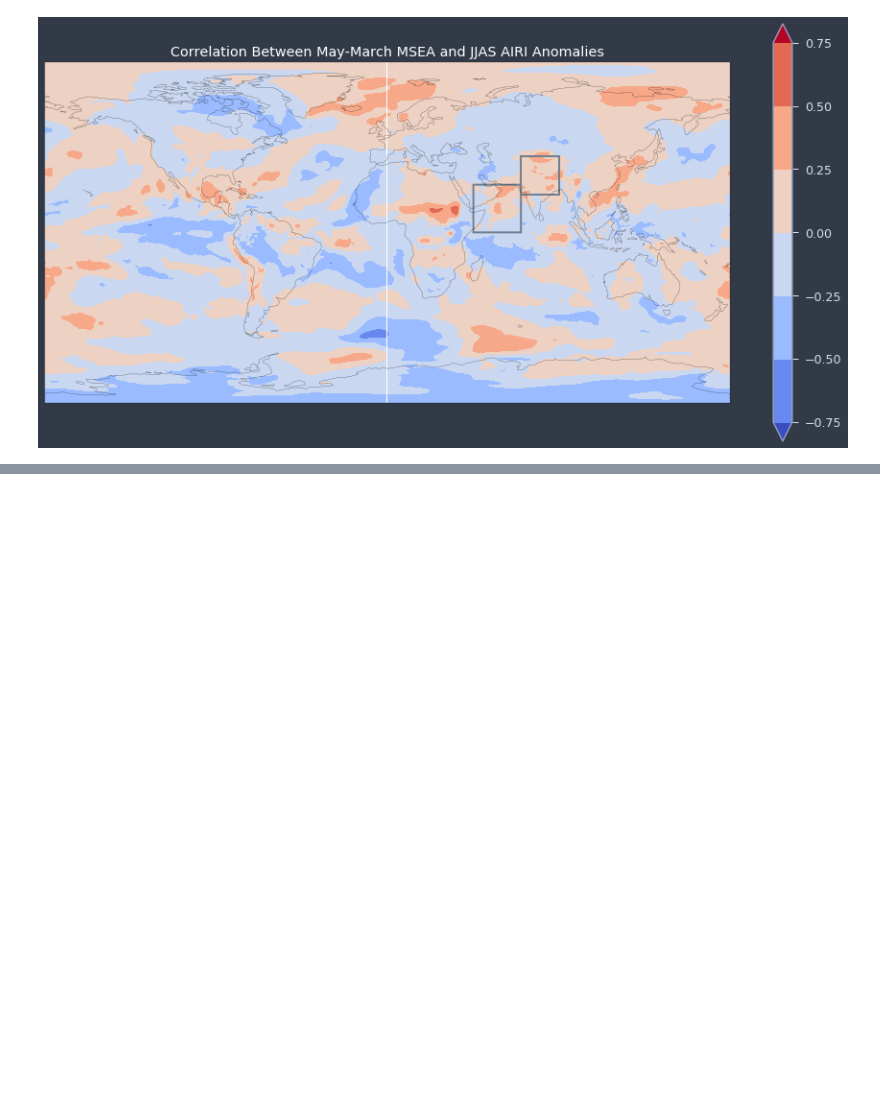
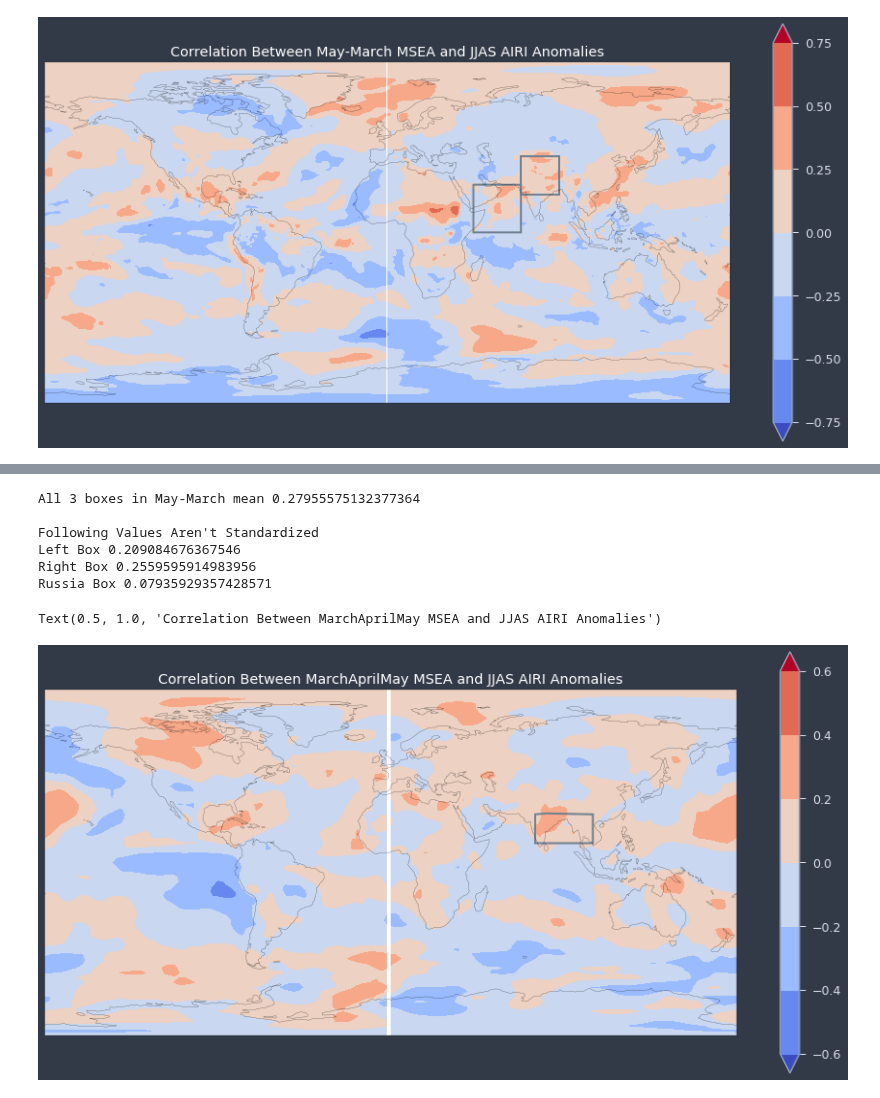
Before and after one commit to medhap02/AllIndiaRainfall, a Jupyter notebook: src/MSEreanalysis.ipynb, the cells around one changed output, grey strips where cells are left out. Cells and saved outputs as stored; diff of their text form; code cells hidden in the pictures; blank space fills up the shorter version.

Commit message:
MSE russia

```diff
--- a/src/MSEreanalysis.ipynb
+++ b/src/MSEreanalysis.ipynb
@@ -358,0 +432,4 @@ Text(0.5, 1.0, 'Correlation Between May-March MSEA and JJAS AIRI Anomalies')
+# %%
+#Get precip anomalies
+precip_clim = precip.groupby("time.month").mean("time")
+precip_anomfull = precip.groupby("time.month") - precip_clim
@@ -358,0 +687,62 @@ Text(0.5, 1.0, 'Correlation Between May-March MSEA and JJAS AIRI Anomalies')
+# %%
+MSEmay_marmean = (MSEright + MSEleft + MSErussiainitial)/3
+MSEstd = MSEmay_marmean.std()
+MSEmean = MSEmay_marmean.mean()
+MSEmay_marmean = (MSEmay_marmean - MSEmean)/MSEstd
+
+msemay_mar3boxes = correlation(MSEmay_marmean, precipa_jjas, dims='time')
+print("All 3 boxes in May-March mean", msemay_mar3boxes.data)
+print()
+print("Following Values Aren't Standardized")
+print("Left Box", msewest.data)
+print("Right Box", mseeast.data)
+print("Russia Box", mserussiainitial.data)
+# %% [output]
+All 3 boxes in May-March mean 0.27955575132377364
+
+Following Values Aren't Standardized
+Left Box 0.209084676367546
+Right Box 0.2559595914983956
+Russia Box 0.07935929357428571
+# %%
+mse_anomalt = mse_anom
+
+march = np.arange(2,564,12)
+april = np.arange(3,564,12)
+may = np.arange(4,564,12)
+
+msea_march = mse_anomalt[march,:,:]
+msea_april = mse_anomalt[april,:,:]
+msea_may = mse_anomalt[may,:,:]
+
+msea_march.time.data = msea_may.time.data
+msea_april.time.data = msea_may.time.data
+
+precipa_june = precip_anom[junes]
+precipa_july = precip_anom[julys]
+precipa_august = precip_anom[augusts]
+precipa_september = precip_anom[septembers]
+
+precipa_july.time.data = precipa_june.time.data
+precipa_august.time.data = precipa_june.time.data
+precipa_september.time.data = precipa_june.time.data
+
+precip_jjas = precipa_june + precipa_july + precipa_august + precipa_september
+
+msea_mam = msea_march + msea_april + msea_may
+msea_may_mar = msea_may - msea_march
+
+precip_jjas.time.data = msea_mam.time.data
+# %%
+mse_mam_r = correlation(msea_mam,precip_jjas,dims='time')
+mse_may_mar_r = correlation(msea_may_mar,precip_jjas,dims='time')
+# %%
+ax = plt.axes(projection=ccrs.PlateCarree())
+mse_mam_r.plot.contourf(cmap='coolwarm', extend='both')
+ax.coastlines()
+ax.add_patch(mpatches.Rectangle(xy=[75,10], width=30, height=15, facecolor=None, edgecolor='slategray', fill = False, linewidth = 2, transform=ccrs.Geodetic()))
+#(10-25n, 75-105e)
+plt.title('Correlation Between MarchAprilMay MSEA and JJAS AIRI Anomalies', color = 'white')
+# %% [output]
+Text(0.5, 1.0, 'Correlation Between MarchAprilMay MSEA and JJAS AIRI Anomalies')
+[figure, added]
```
Also changed, not shown: parts of 14 cells of this notebook.
